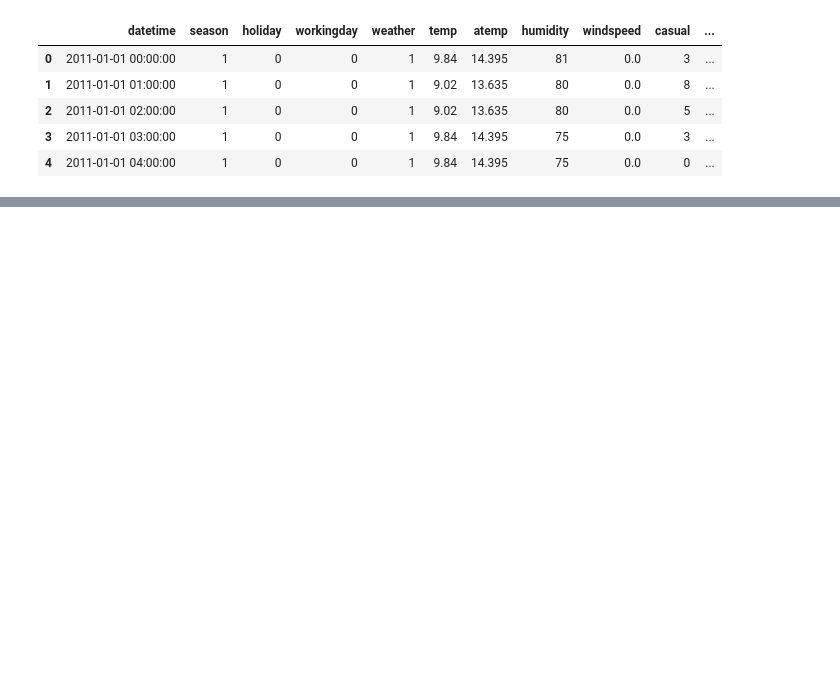
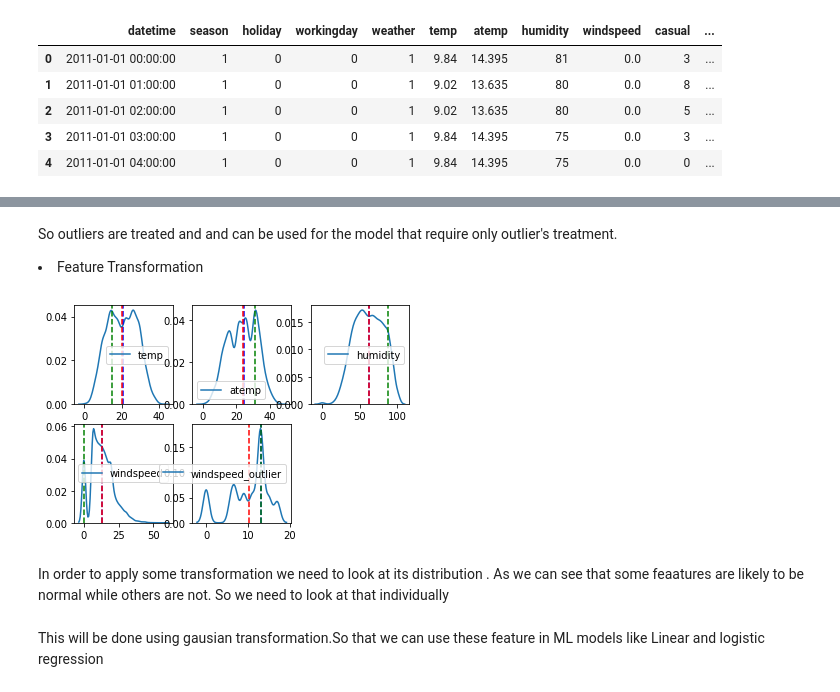
Before and after one commit to luv8860/US-Bike-Analysis, a Jupyter notebook: USA Bike Feature Engineering.ipynb, the cells around one changed output, grey strips where cells are left out. Saved outputs shown, nothing was run; the diff lists cells and outputs as text; code cells hidden in the pictures; blank space fills up the shorter version.

```diff
--- a/USA Bike Feature Engineering.ipynb
+++ b/USA Bike Feature Engineering.ipynb
@@ -96,0 +94,24 @@ sns.boxplot(df["windspeed_outlier"])
+# %% [markdown]
+So outliers are treated and and can be used for the model that require only outlier's treatment.
+<li>Feature Transformation</li>
+# %%
+#distribution od valued data to check distribution of data
+import matplotlib.pyplot as plt
+import numpy as np
+from scipy import stats
+%matplotlib inline
+import seaborn as sns
+a=['temp','atemp','humidity','windspeed',"windspeed_outlier"]
+for i in range(len(a)):
+    plt.subplot(int('23'+str(i))+1)
+    sns.kdeplot(df[a[i]])
+    plt.axvline(np.median(df[a[i]]),color='b', linestyle='--')
+    plt.axvline(np.mean(df[a[i]]),color='r', linestyle='--')
+    plt.axvline(stats.mode(df[a[i]])[0],color='g', linestyle='--')
+plt.show()
+# %% [output]
+[figure, added]
+# %% [markdown]
+In order to apply some transformation we need to look at its distribution . As we can see that some feaatures are likely to be normal while others are not. So we need to look at that individually
+# %% [markdown]
+This will be done using gausian transformation.So that we can use these feature in ML models like Linear and logistic regression
```
Also changed, not shown: parts of 13 cells of this notebook.
